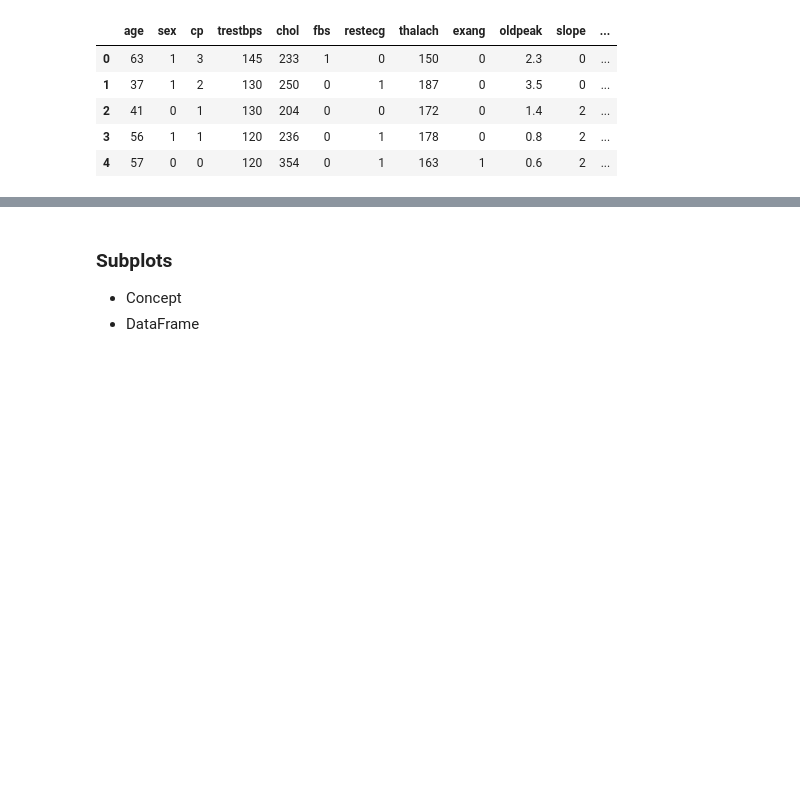
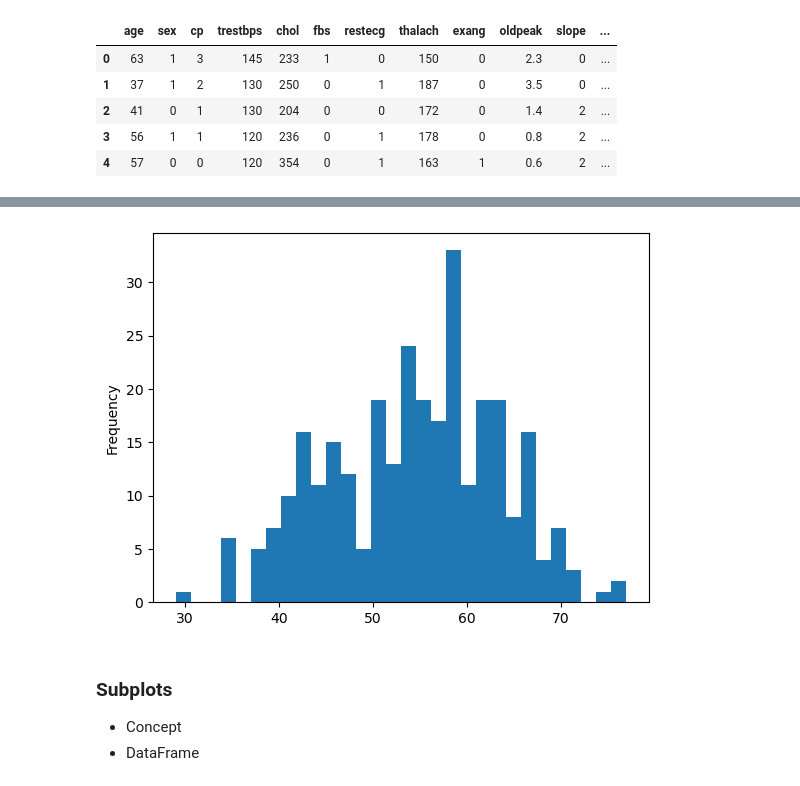
Before and after one commit to hamidov9jat/Matplotlib-Exercises, a Jupyter notebook: notebooks/my-experiments.ipynb, the cells around one changed output, grey strips where cells are left out. Drawn from its saved outputs; the diff is of its cells as text; code cells hidden in the pictures; blank space fills up the shorter version.

```diff
--- a/notebooks/my-experiments.ipynb
+++ b/notebooks/my-experiments.ipynb
@@ -715,3 +708,7 @@ heart_disease["age"].plot.hist(bins=50);
+# %%
+heart_disease["age"].plot.hist(bins=30);
+# %% [output]
+[figure, added]
 # %% [markdown]
 ### Subplots
 * Concept
```
Also changed, not shown: parts of 36 cells of this notebook, 1 other file.
